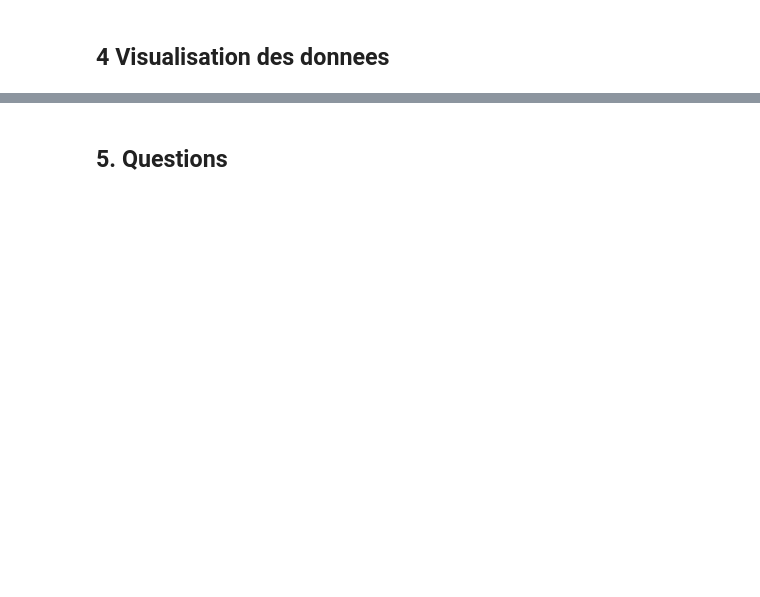
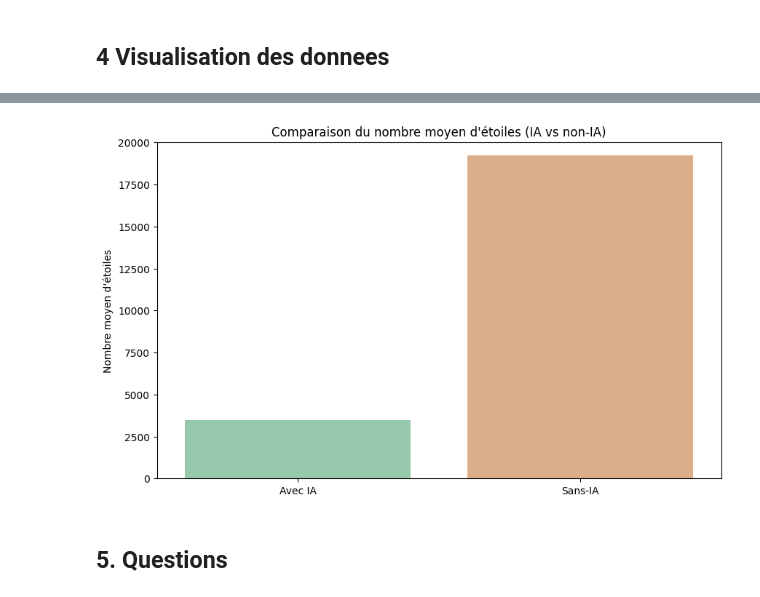
Before and after one commit to YannToukam/TP3, a Jupyter notebook: TP3.ipynb, the cells around one changed output, grey strips where cells are left out. Drawn from its saved outputs; the diff is of its cells as text; code cells hidden in the pictures; blank space fills up the shorter version.

```diff
--- a/TP3.ipynb
+++ b/TP3.ipynb
@@ -56,6 +130,6 @@ def calculer_moyenne(dataframe, nom_col):
     @param nom_col : la colonne dont on veut calculer la moyenne
     @return: la moyenne calculée
     """
-    pass
+    return dataframe[nom_col].mean()
 # %%
 # TODO Calculer la moyenne d'étoiles
@@ -121,4 +234,6 @@ def filtrer_dataframe(dataframe, nom_col, valeur_filtrage):
 # %%
 # TODO Calculer les moyennes des étoiles pour les projets IA et les projets non-IA
+moy_etoile_ai = calculer_moyenne(ai_projects, "stars")
+moy_etoile_non_ai = calculer_moyenne(non_ai_projects, "stars")
 # %%
 # TODO Afficher les moyennes des étoiles pour chaque type de projet
@@ -137,10 +275,23 @@ def filtrer_dataframe(dataframe, nom_col, valeur_filtrage):
 # %%
 # TODO Faite un Diagramme en barres comparatives (diagramme de bande)
 # TODO 1. Votre figure doit avoir la taille (10, 6)
 # TODO 2. Utiliser seaborn pour faire votre diagramme
 # 2. Donnez les legendes suivantes:
 #     - Titre: Comparaison du nombre moyen d'étoiles (IA vs non-IA)"
 #     - Titre de l'axe des y: 'Nombre moyen d'étoiles'
+
+
+# Plot using Seaborn
+plt.figure(figsize=(10, 6))
+sns.barplot(x=["Avec IA"], y=[moy_etoile_ai], color = "#5ebd88", alpha = 0.7)
+sns.barplot(x=["Sans-IA"], y=[moy_etoile_non_ai], color = "#e28743", alpha = 0.7).set(title="Comparaison du nombre moyen d'étoiles (IA vs non-IA)")
+
+
+plt.ylabel("Nombre moyen d'étoiles")
+plt.ylim((0, 20000))
+plt.show()
+# %% [output]
+[figure, added]
 # %% [markdown]
 ## 5. Questions
 # %%
```
Also changed, not shown: parts of 27 cells of this notebook.
